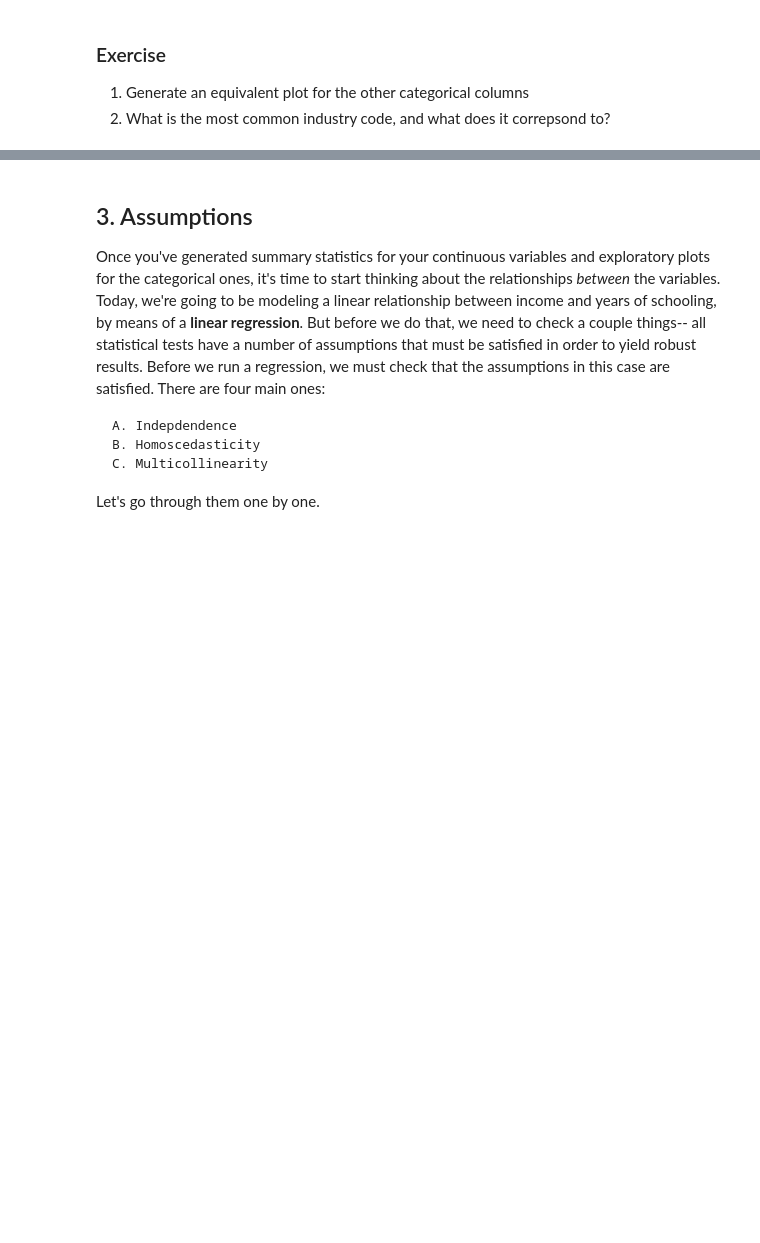
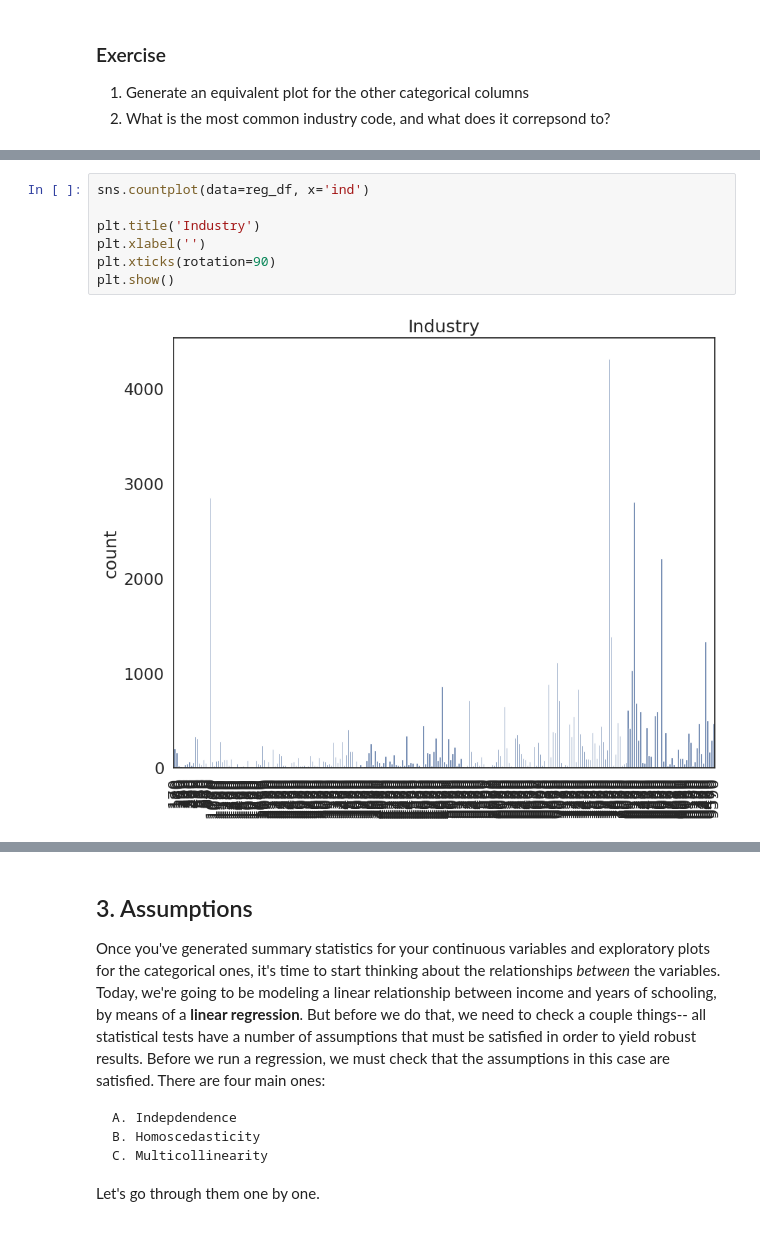
Before and after one commit to vicdelamaire/QM-2-, a Jupyter notebook: W7_lastversionn.ipynb, the cells around one changed output, grey strips where cells are left out. Drawn from its saved outputs; the diff is of its cells as text; blank space fills up the shorter version.

```diff
--- a/W7_lastversionn.ipynb
+++ b/W7_lastversionn.ipynb
@@ -164,0 +174,9 @@ plt.show() # show the plot
+# %%
+sns.countplot(data=reg_df, x='ind')
+
+plt.title('Industry')
+plt.xlabel('')
+plt.xticks(rotation=90)
+plt.show()
+# %% [output]
+[figure, added]
```
Also changed, not shown: parts of 3 cells of this notebook.
